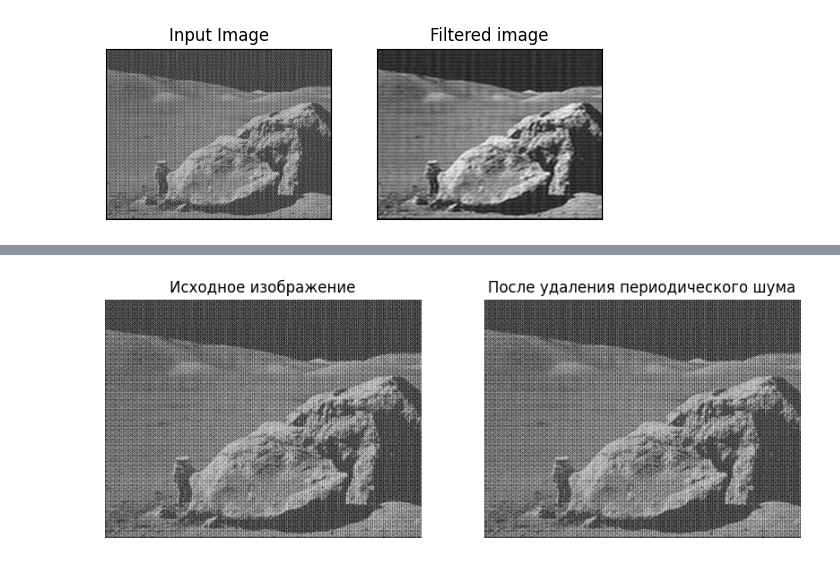
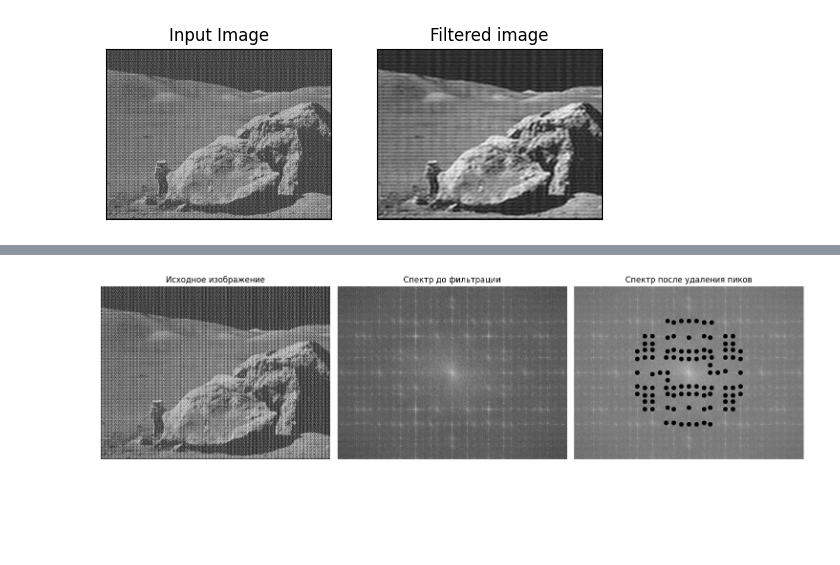
Before and after one commit to MaRiVaNa129/ImageProcessing_labs, a Jupyter notebook: lab_5/Practice_5_fft.ipynb, the cells around one changed output, grey strips where cells are left out. Cells and saved outputs as stored; diff of their text form; code cells hidden in the pictures; blank space fills up the shorter version.

```diff
--- a/lab_5/Practice_5_fft.ipynb
+++ b/lab_5/Practice_5_fft.ipynb
@@ -105,25 +88,46 @@ plt.show()
 # %%
-# Реализуйте удаление периодического шума
-magnitude = np.log1p(np.abs(F))
-peaks = peak_local_max(magnitude, min_distance=20, threshold_abs=180)
+from skimage.feature import peak_local_max
 
-mask = np.ones_like(F, dtype=np.float32)
+f = np.fft.fft2(img)
+fshift = np.fft.fftshift(f)
+magnitude_spectrum = np.log(1 + np.abs(fshift))
+
+rows, cols = img.shape
+crow, ccol = rows // 2, cols // 2
+
+peaks = peak_local_max(magnitude_spectrum, min_distance=20, threshold_abs=6)
+
+mask = np.ones((rows, cols), dtype=np.uint8)
+
 for (y, x) in peaks:
-    cv.circle(mask, (x, y), 4, 0, -1)
+    dist = np.sqrt((y - crow)**2 + (x - ccol)**2)
+    if 40 < dist < 200:
+        cv2.circle(mask, (x, y), 8, 0, -1)
 
-F_clean = F * mask
-img_clean = np.abs(np.fft.ifft2(np.fft.ifftshift(F_clean)))
+fshift_filtered = fshift * mask
 
-plt.figure(figsize=(10,4))
-plt.subplot(1,2,1)
+f_ishift = np.fft.ifftshift(fshift_filtered)
+img_filtered = np.fft.ifft2(f_ishift)
+img_filtered = np.abs(img_filtered)
+
+plt.figure(figsize=(15, 6))
+
+plt.subplot(1, 3, 1)
 plt.imshow(img, cmap='gray')
-plt.title('Исходное изображение')
+plt.title("Исходное изображение")
 plt.axis('off')
 
-plt.subplot(1,2,2)
-plt.imshow(img_clean, cmap='gray')
-plt.title('После удаления периодического шума')
+plt.subplot(1, 3, 2)
+plt.imshow(magnitude_spectrum, cmap='gray')
+plt.title("Спектр до фильтрации")
 plt.axis('off')
+
+plt.subplot(1, 3, 3)
+plt.imshow(np.log(1 + np.abs(fshift_filtered)), cmap='gray')
+plt.title("Спектр после удаления пиков")
+plt.axis('off')
+
+plt.tight_layout()
 plt.show()
 # %% [output]
-[figure, old version]
+[figure, new version]
```
Also changed, not shown: parts of 3 cells of this notebook.
